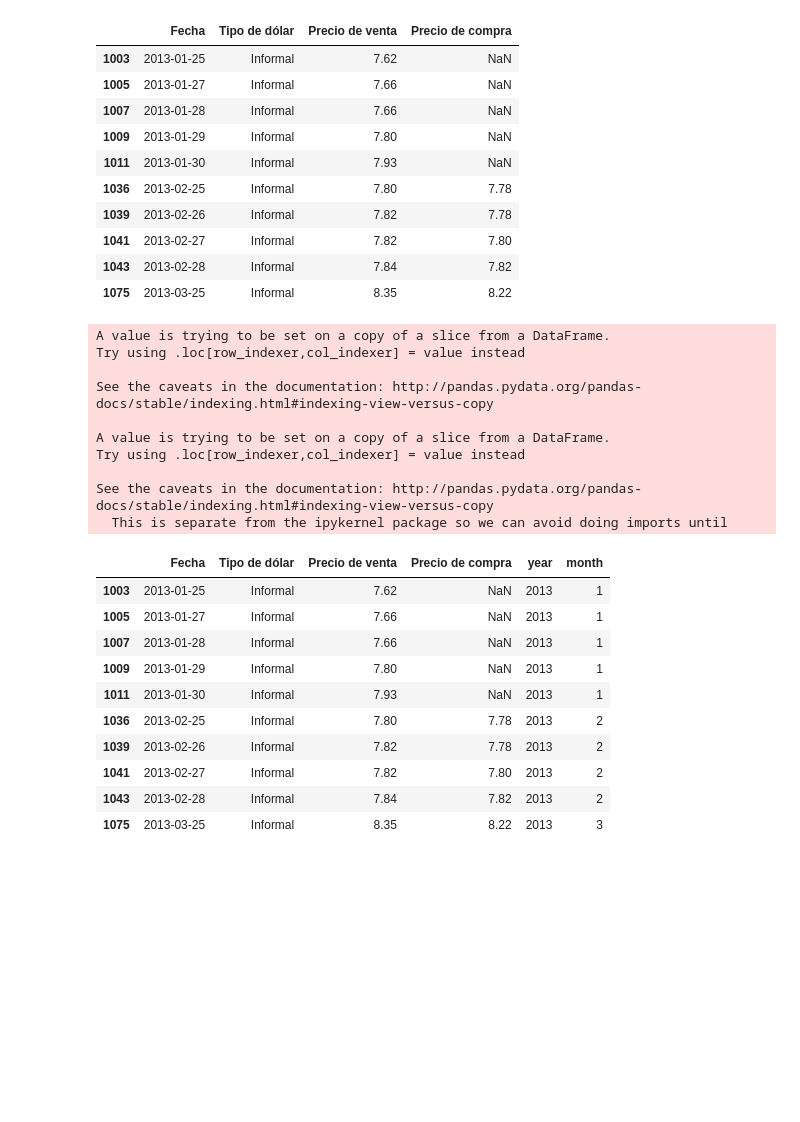
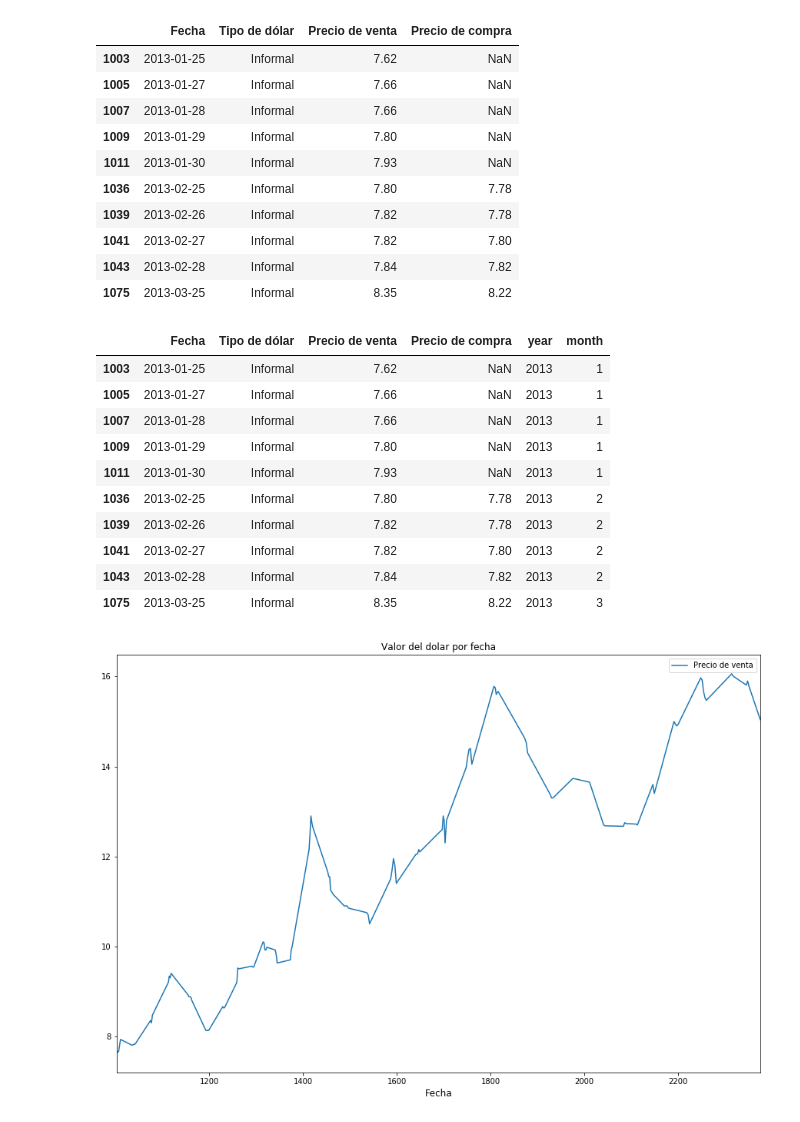
Before and after one commit to DanielMankowski/Data-Scients, a Jupyter notebook: TP 1.ipynb, the cells around one changed output. Cells and saved outputs as stored; diff of their text form; code cells hidden in the pictures; blank space fills up the shorter version.

Commit message:
Revisar grafico del dolar

```diff
--- a/TP 1.ipynb
+++ b/TP 1.ipynb
@@ -540,21 +530,11 @@ evol_dolar_inf.head(10)
 | 1043 | 2013-02-28 | Informal | 7.84 | 7.82 |
 | 1075 | 2013-03-25 | Informal | 8.35 | 8.22 |
 # %%
-# dolar_inf = evol_dolar_inf
-# dolar_inf['year'] = pd.to_datetime(evol_dolar_inf.loc[:,'Fecha']).dt.year
-# dolar_inf['month'] = pd.to_datetime(evol_dolar_inf.loc[:,'Fecha']).dt.month
-# dolar_inf.head(10)
+dolar_inf = evol_dolar_inf
+dolar_inf.loc[:,'year'] = pd.to_datetime(evol_dolar_inf.loc[:,'Fecha']).dt.year
+dolar_inf.loc[:,'month'] = pd.to_datetime(evol_dolar_inf.loc[:,'Fecha']).dt.month
+dolar_inf.head(10)
 # %% [output]
-A value is trying to be set on a copy of a slice from a DataFrame.
-Try using .loc[row_indexer,col_indexer] = value instead
-
-See the caveats in the documentation: http://pandas.pydata.org/pandas-docs/stable/indexing.html#indexing-view-versus-copy
-
-A value is trying to be set on a copy of a slice from a DataFrame.
-Try using .loc[row_indexer,col_indexer] = value instead
-
-See the caveats in the documentation: http://pandas.pydata.org/pandas-docs/stable/indexing.html#indexing-view-versus-copy
-  This is separate from the ipykernel package so we can avoid doing imports until
 |  | Fecha | Tipo de dólar | Precio de venta | Precio de compra | year | month |
 | 1003 | 2013-01-25 | Informal | 7.62 | NaN | 2013 | 1 |
 | 1005 | 2013-01-27 | Informal | 7.66 | NaN | 2013 | 1 |
@@ -566,3 +546,12 @@ See the caveats in the documentation: http://pandas.pydata.org/pandas-docs/stabl
 | 1041 | 2013-02-27 | Informal | 7.82 | 7.80 | 2013 | 2 |
 | 1043 | 2013-02-28 | Informal | 7.84 | 7.82 | 2013 | 2 |
 | 1075 | 2013-03-25 | Informal | 8.35 | 8.22 | 2013 | 3 |
+# %%
+%matplotlib inline
+#%matplotlib notebook
+# top 20
+ax = dolar_inf[['Precio de venta','Fecha']].plot(kind='line', title = 'Valor del dolar por fecha', figsize=(15,10))
+ax.set_xlabel("Fecha",fontsize=12)
+plt.show()
+# %% [output]
+[figure, added]
```
Also changed, not shown: parts of 1 cell of this notebook.
